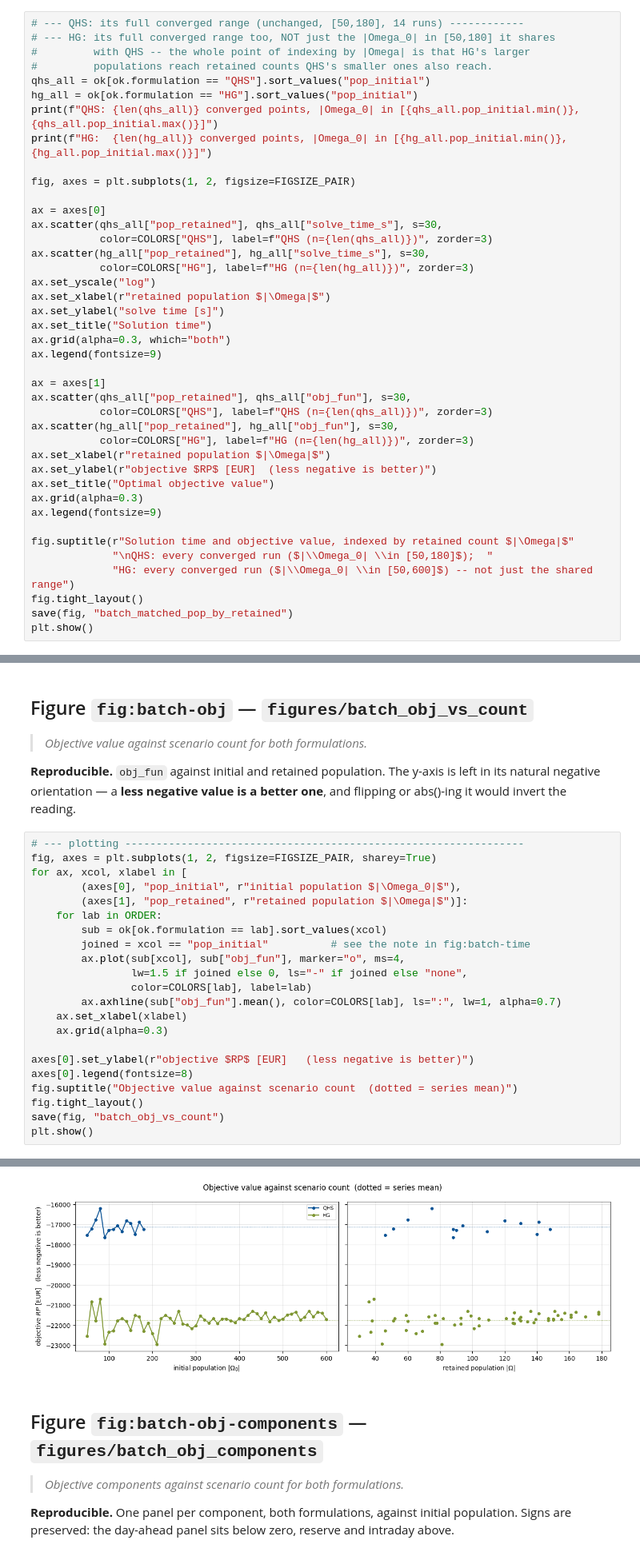
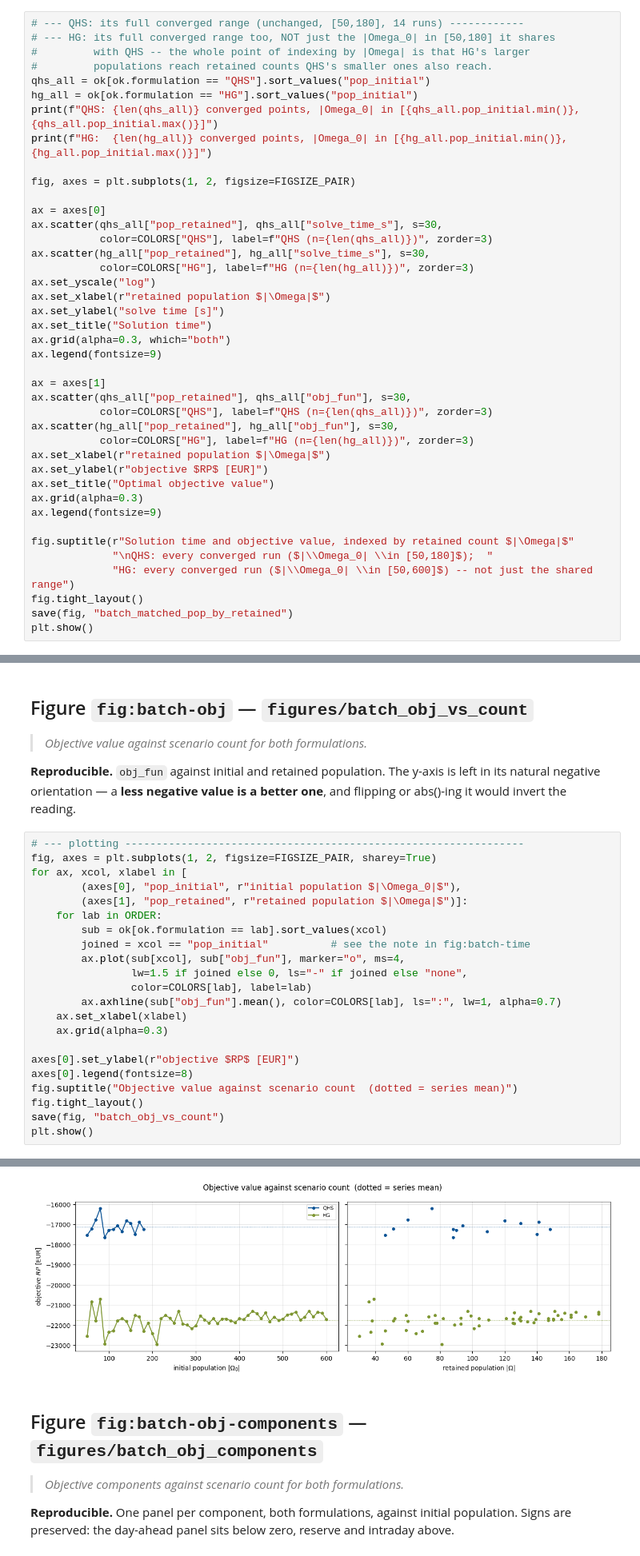
Before and after one commit to mmobec/secoem-VSS, a Jupyter notebook: Results/Execution of model/section_4_2_results_of_simulations.ipynb, the cells around one changed output, grey strips where cells are left out. Shown at 80% size. Saved outputs shown, nothing was run; the diff lists cells and outputs as text.

```diff
--- a/Results/Execution of model/section_4_2_results_of_simulations.ipynb
+++ b/Results/Execution of model/section_4_2_results_of_simulations.ipynb
@@ -1090,7 +1090,7 @@ ax.scatter(qhs_all["pop_retained"], qhs_all["obj_fun"], s=30,
 ax.scatter(hg_all["pop_retained"], hg_all["obj_fun"], s=30,
            color=COLORS["HG"], label=f"HG (n={len(hg_all)})", zorder=3)
 ax.set_xlabel(r"retained population $|\Omega|$")
-ax.set_ylabel(r"objective $RP$ [EUR]  (less negative is better)")
+ax.set_ylabel(r"objective $RP$ [EUR]")
 ax.set_title("Optimal objective value")
 ax.grid(alpha=0.3)
 ax.legend(fontsize=9)
@@ -1220,28 +1220,28 @@ or abs()-ing it would invert the reading.
 # %%
 # --- plotting ----------------------------------------------------------------
 fig, axes = plt.subplots(1, 2, figsize=FIGSIZE_PAIR, sharey=True)
 for ax, xcol, xlabel in [
         (axes[0], "pop_initial", r"initial population $|\Omega_0|$"),
         (axes[1], "pop_retained", r"retained population $|\Omega|$")]:
     for lab in ORDER:
         sub = ok[ok.formulation == lab].sort_values(xcol)
         joined = xcol == "pop_initial"          # see the note in fig:batch-time
         ax.plot(sub[xcol], sub["obj_fun"], marker="o", ms=4,
                 lw=1.5 if joined else 0, ls="-" if joined else "none",
                 color=COLORS[lab], label=lab)
         ax.axhline(sub["obj_fun"].mean(), color=COLORS[lab], ls=":", lw=1, alpha=0.7)
     ax.set_xlabel(xlabel)
     ax.grid(alpha=0.3)
 
-axes[0].set_ylabel(r"objective $RP$ [EUR]   (less negative is better)")
+axes[0].set_ylabel(r"objective $RP$ [EUR]")
 axes[0].legend(fontsize=8)
 fig.suptitle("Objective value against scenario count  (dotted = series mean)")
 fig.tight_layout()
 save(fig, "batch_obj_vs_count")
 plt.show()
 # %% [output]
 saved  figures/section_4_2/batch_obj_vs_count.png
-[figure, old version]
+[figure, new version]
 # %% [markdown]
 ## Figure `fig:batch-obj-components` — `figures/batch_obj_components`
 > *Objective components against scenario count for both formulations.*
```
Also changed, not shown: parts of 2 cells of this notebook, 3 other files.
